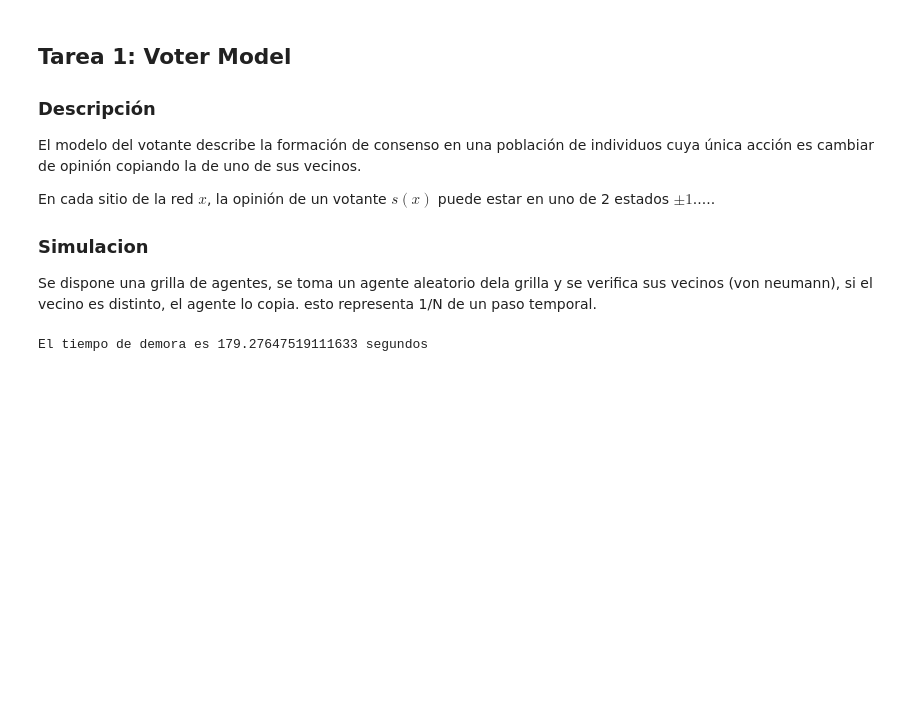
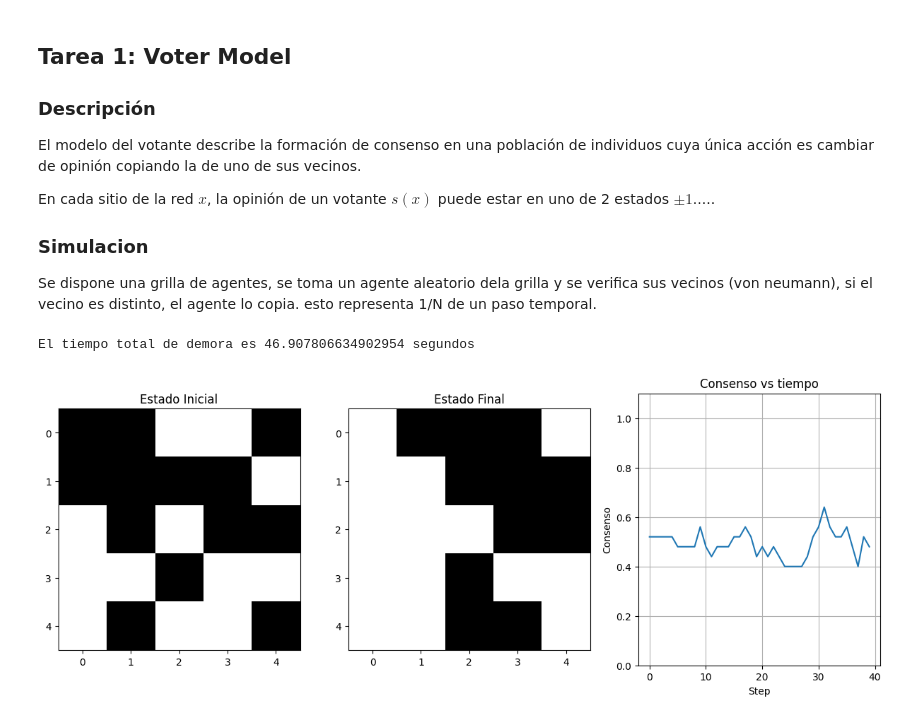
Before and after one commit to spulgares/Sociofisica, a Jupyter notebook: Voter Model/Voter Model.ipynb, the cells around one changed output. Cells and saved outputs as stored; diff of their text form; code cells hidden in the pictures; blank space fills up the shorter version.

```diff
--- a/Voter Model/Voter Model.ipynb
+++ b/Voter Model/Voter Model.ipynb
@@ -82,6 +82,7 @@ def voter_model(N, iters, seed, num, carpeta):
     end=time.time()
     print("El tiempo total de demora es "+str(end-start)+ " segundos")
 # %%
-voter_model(5, 40, 1, 5, 'Test3')
+voter_model(5, 40, 1, 1, 'Test4')
 # %% [output]
-El tiempo de demora es 179.27647519111633 segundos
+El tiempo total de demora es 46.907806634902954 segundos
+[figure, added]
```
Also changed, not shown: parts of 1 cell of this notebook, 3 other files.
